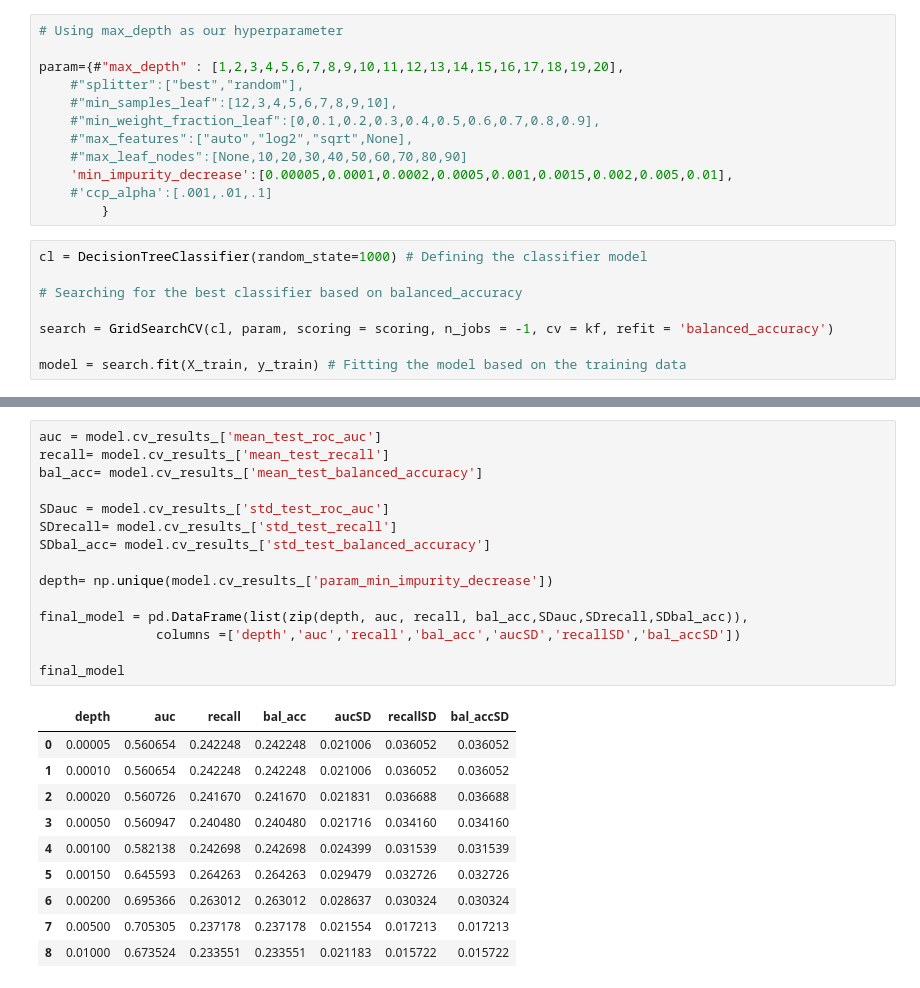
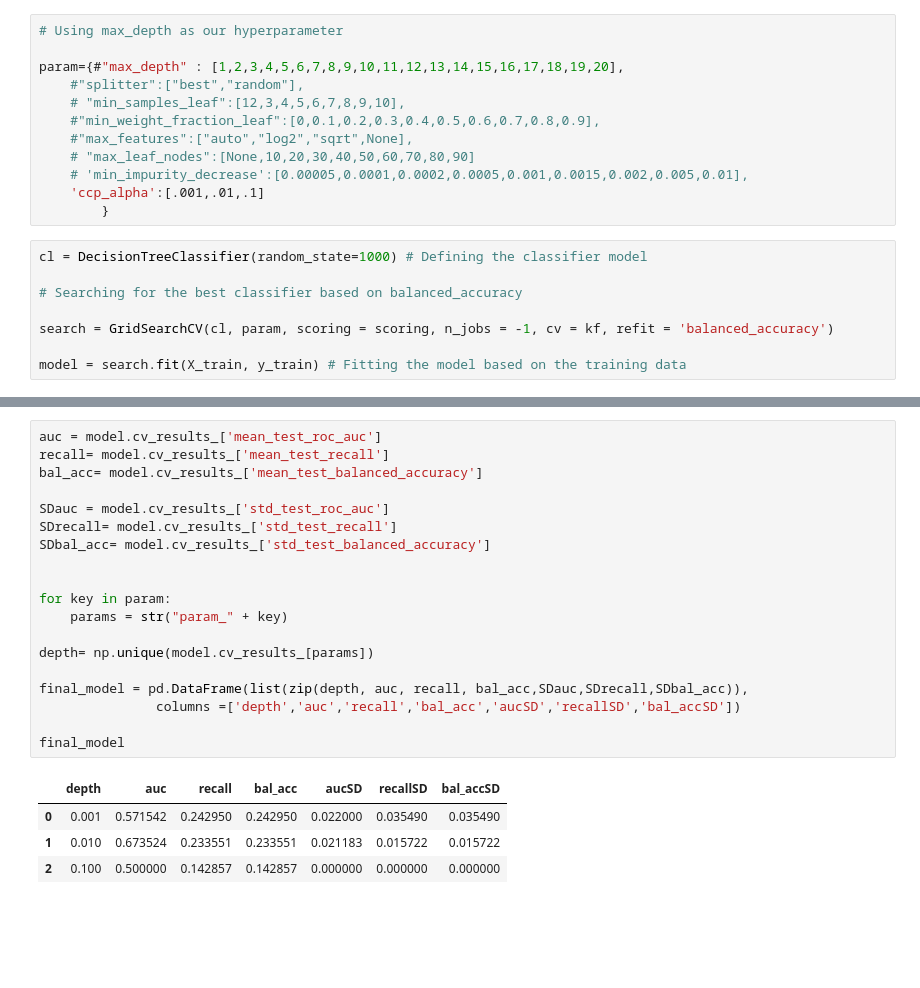
Before and after one commit to lburtle/DS3021_FINAL, a Jupyter notebook: DT.ipynb, the cells around one changed output, grey strips where cells are left out. Cells and saved outputs as stored; diff of their text form; blank space fills up the shorter version.

```diff
--- a/DT.ipynb
+++ b/DT.ipynb
@@ -103,12 +103,12 @@ scoring = {
 
 param={#"max_depth" : [1,2,3,4,5,6,7,8,9,10,11,12,13,14,15,16,17,18,19,20],
     #"splitter":["best","random"],
-    #"min_samples_leaf":[12,3,4,5,6,7,8,9,10],
+    # "min_samples_leaf":[12,3,4,5,6,7,8,9,10],
     #"min_weight_fraction_leaf":[0,0.1,0.2,0.3,0.4,0.5,0.6,0.7,0.8,0.9],
     #"max_features":["auto","log2","sqrt",None],
-    #"max_leaf_nodes":[None,10,20,30,40,50,60,70,80,90]
-    'min_impurity_decrease':[0.00005,0.0001,0.0002,0.0005,0.001,0.0015,0.002,0.005,0.01],
-    #'ccp_alpha':[.001,.01,.1]
+    # "max_leaf_nodes":[None,10,20,30,40,50,60,70,80,90]
+    # 'min_impurity_decrease':[0.00005,0.0001,0.0002,0.0005,0.001,0.0015,0.002,0.005,0.01],
+    'ccp_alpha':[.001,.01,.1]
         }
 # %%
 cl = DecisionTreeClassifier(random_state=1000) # Defining the classifier model
@@ -161,29 +147,27 @@ print(model.cv_results_)
 # %%
 auc = model.cv_results_['mean_test_roc_auc']
 recall= model.cv_results_['mean_test_recall']
 bal_acc= model.cv_results_['mean_test_balanced_accuracy']
 
 SDauc = model.cv_results_['std_test_roc_auc']
 SDrecall= model.cv_results_['std_test_recall']
 SDbal_acc= model.cv_results_['std_test_balanced_accuracy']
 
-depth= np.unique(model.cv_results_['param_min_impurity_decrease'])
+
+for key in param:
+    params = str("param_" + key)
+
+depth= np.unique(model.cv_results_[params])
 
 final_model = pd.DataFrame(list(zip(depth, auc, recall, bal_acc,SDauc,SDrecall,SDbal_acc)),
                columns =['depth','auc','recall','bal_acc','aucSD','recallSD','bal_accSD'])
 
 final_model
 # %% [output]
 |  | depth | auc | recall | bal_acc | aucSD | recallSD | bal_accSD |
-| 0 | 0.00005 | 0.560654 | 0.242248 | 0.242248 | 0.021006 | 0.036052 | 0.036052 |
-| 1 | 0.00010 | 0.560654 | 0.242248 | 0.242248 | 0.021006 | 0.036052 | 0.036052 |
-| 2 | 0.00020 | 0.560726 | 0.241670 | 0.241670 | 0.021831 | 0.036688 | 0.036688 |
-| 3 | 0.00050 | 0.560947 | 0.240480 | 0.240480 | 0.021716 | 0.034160 | 0.034160 |
-| 4 | 0.00100 | 0.582138 | 0.242698 | 0.242698 | 0.024399 | 0.031539 | 0.031539 |
-| 5 | 0.00150 | 0.645593 | 0.264263 | 0.264263 | 0.029479 | 0.032726 | 0.032726 |
-| 6 | 0.00200 | 0.695366 | 0.263012 | 0.263012 | 0.028637 | 0.030324 | 0.030324 |
-| 7 | 0.00500 | 0.705305 | 0.237178 | 0.237178 | 0.021554 | 0.017213 | 0.017213 |
-| 8 | 0.01000 | 0.673524 | 0.233551 | 0.233551 | 0.021183 | 0.015722 | 0.015722 |
+| 0 | 0.001 | 0.571542 | 0.242950 | 0.242950 | 0.022000 | 0.035490 | 0.035490 |
+| 1 | 0.010 | 0.673524 | 0.233551 | 0.233551 | 0.021183 | 0.015722 | 0.015722 |
+| 2 | 0.100 | 0.500000 | 0.142857 | 0.142857 | 0.000000 | 0.000000 | 0.000000 |
 # %%
 # Finding what depth has the highest balanced accuracy
 
```
Also changed, not shown: parts of 6 cells of this notebook.
